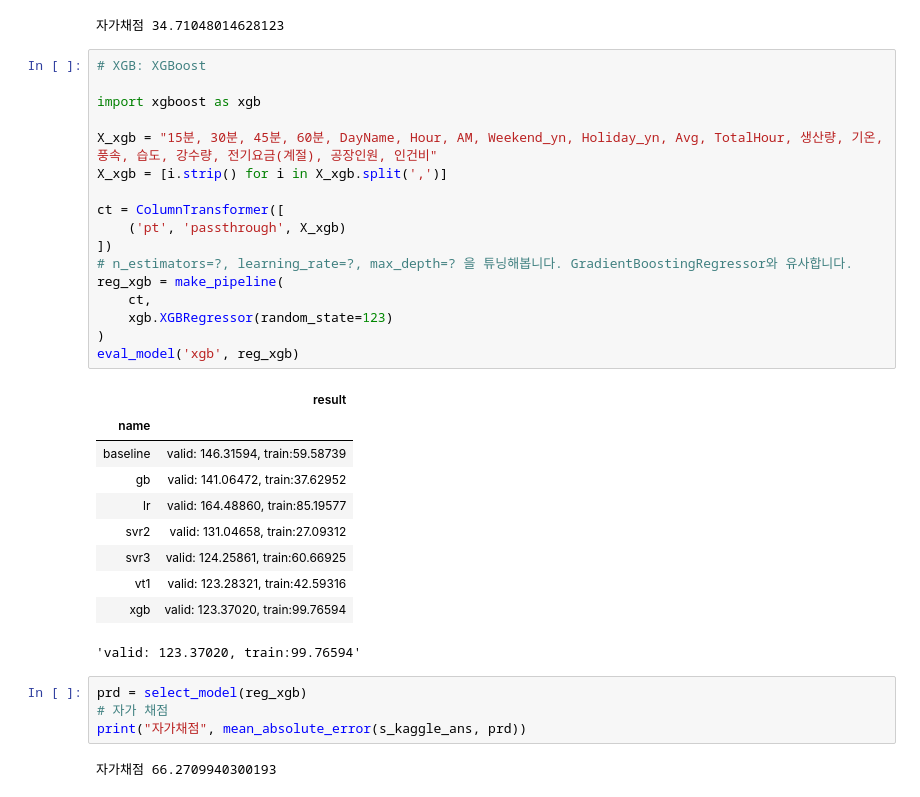
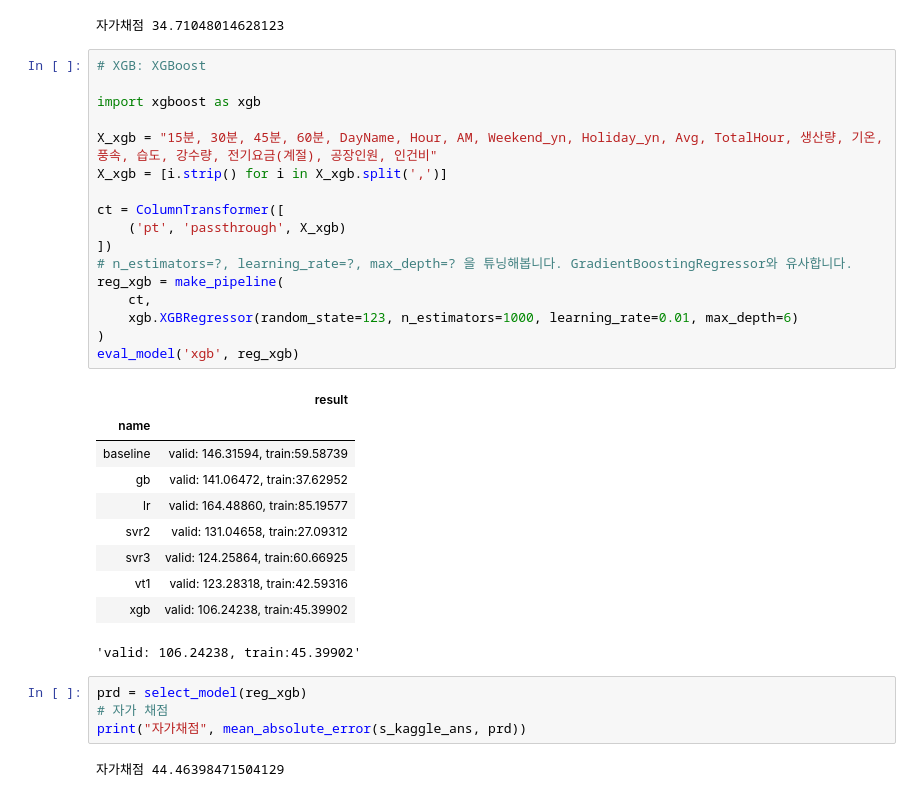
Before and after one commit to sunkusun9/DS_lv3_2411, a Jupyter notebook: sec_ds_lv3_prob3_kaggle.ipynb, the cells around one changed output. Cells and saved outputs as stored; diff of their text form.

```diff
--- a/sec_ds_lv3_prob3_kaggle.ipynb
+++ b/sec_ds_lv3_prob3_kaggle.ipynb
@@ -413,37 +408,37 @@ print("자가채점", mean_absolute_error(s_kaggle_ans, prd))
 # %%
 # XGB: XGBoost
 
 import xgboost as xgb
 
 X_xgb = "15분, 30분, 45분, 60분, DayName, Hour, AM, Weekend_yn, Holiday_yn, Avg, TotalHour, 생산량, 기온, 풍속, 습도, 강수량, 전기요금(계절), 공장인원, 인건비"
 X_xgb = [i.strip() for i in X_xgb.split(',')]
 
 ct = ColumnTransformer([
     ('pt', 'passthrough', X_xgb)
 ])
 # n_estimators=?, learning_rate=?, max_depth=? 을 튜닝해봅니다. GradientBoostingRegressor와 유사합니다.
 reg_xgb = make_pipeline(
     ct,
-    xgb.XGBRegressor(random_state=123)
+    xgb.XGBRegressor(random_state=123, n_estimators=1000, learning_rate=0.01, max_depth=6)
 )
 eval_model('xgb', reg_xgb)
 # %% [output]
 |  | result |
 | name |  |
 | baseline | valid: 146.31594, train:59.58739 |
 | gb | valid: 141.06472, train:37.62952 |
 | lr | valid: 164.48860, train:85.19577 |
 | svr2 | valid: 131.04658, train:27.09312 |
-| svr3 | valid: 124.25861, train:60.66925 |
-| vt1 | valid: 123.28321, train:42.59316 |
-| xgb | valid: 123.37020, train:99.76594 |
+| svr3 | valid: 124.25864, train:60.66925 |
+| vt1 | valid: 123.28318, train:42.59316 |
+| xgb | valid: 106.24238, train:45.39902 |
-'valid: 123.37020, train:99.76594'
+'valid: 106.24238, train:45.39902'
 # %%
 prd = select_model(reg_xgb)
 # 자가 채점
 print("자가채점", mean_absolute_error(s_kaggle_ans, prd))
 # %% [output]
-자가채점 66.2709940300193
+자가채점 44.46398471504129
 # %%
 # RF: Random Forest
 
```
Also changed, not shown: parts of 17 cells of this notebook.
